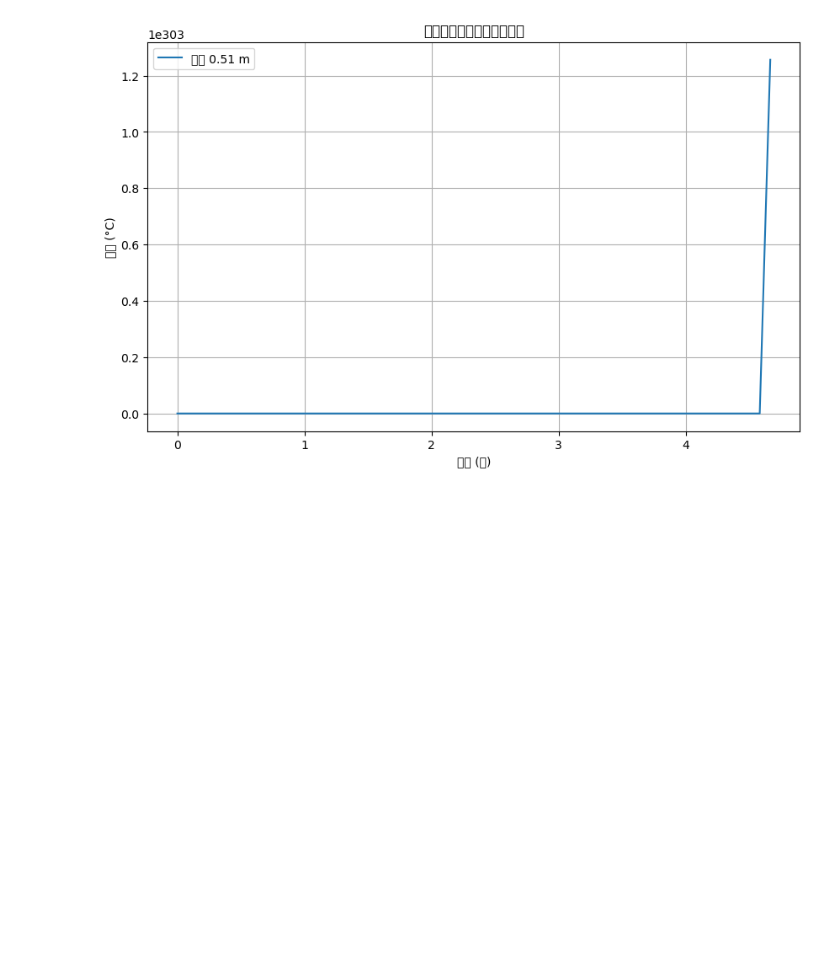
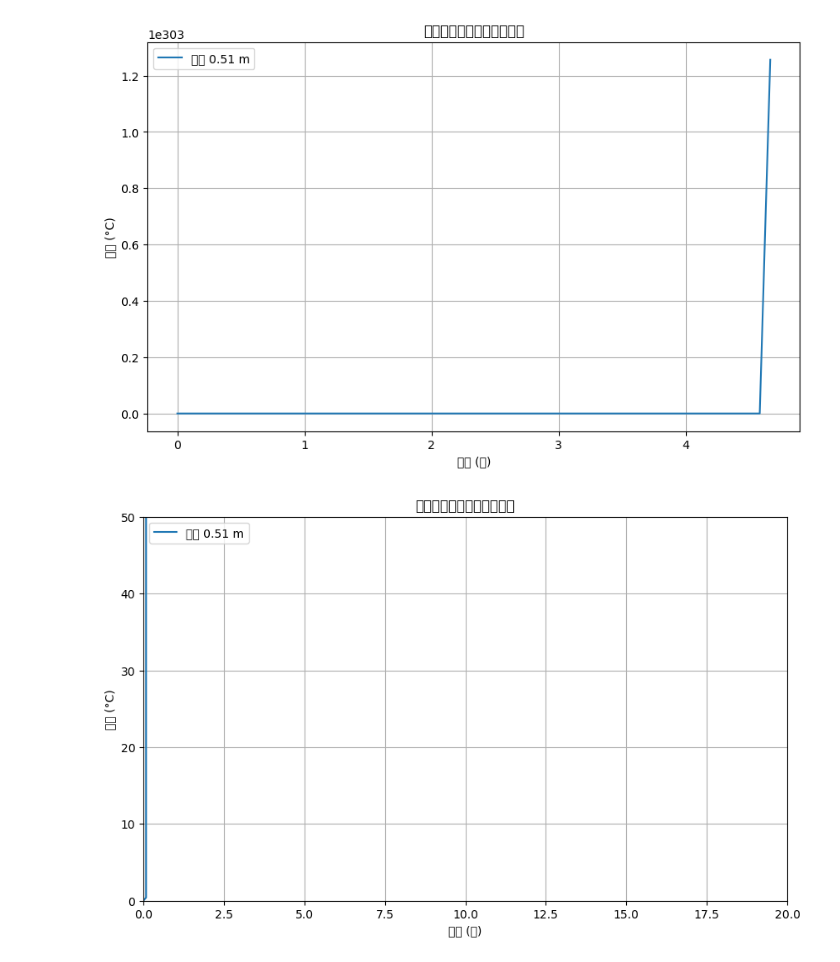
Before and after one commit to yskta/PINN_demo, a Jupyter notebook: demo_HeatTransferEquation/FE.ipynb, the cells around one changed output. Cells and saved outputs as stored; diff of their text form; code cells hidden in the pictures; blank space fills up the shorter version.

```diff
--- a/demo_HeatTransferEquation/FE.ipynb
+++ b/demo_HeatTransferEquation/FE.ipynb
@@ -214,3 +214,78 @@ plt.grid(True)
 plt.show()
 # %% [output]
 [figure]
+# %%
+import numpy as np
+import matplotlib.pyplot as plt
+from scipy.sparse import diags
+from scipy.sparse.linalg import spsolve
+
+# 定数の定義
+k = 0.47  # 熱伝導率 W/mK
+rho = 1573  # 密度 kg/m³
+Cp = 967  # 比熱容量 J/kgK
+alpha = k / (rho * Cp)  # 熱拡散率 m²/s
+
+# シミュレーションパラメータの定義
+L = 1.0  # 長さ m
+Nx = 50  # 空間分割数
+dx = L / (Nx - 1)  # 空間ステップ
+T0 = 0  # 初期温度 ℃
+T_air_initial = 0  # 初期空気温度 ℃
+T_air_final = 50  # 最終空気温度 ℃
+heating_rate = 5  # 温度上昇速度 ℃/分
+heating_duration = 10 * 60  # 温度上昇時間 秒 (10分)
+T_air_constant = T_air_final  # 加熱後の空気温度
+delta_t = 5  # 時間ステップ 秒
+total_time = 20 * 60  # 総シミュレーション時間 秒
+time = np.arange(0, total_time + delta_t, delta_t)  # 時間配列
+
+# 空気温度配列の生成
+T_air = np.zeros_like(time, dtype=float)
+for i, t in enumerate(time):
+    if t < heating_duration:
+        T_air[i] = T_air_initial + (heating_rate / 60) * t
+    else:
+        T_air[i] = T_air_constant
+
+# 初期温度分布
+T = np.ones(Nx) * T0
+
+# 各位置での温度変化を保存する配列
+temperature_history = np.zeros((len(time), Nx))
+
+# 有限要素法の係数行列と境界条件の定義
+A = diags([-alpha / dx**2, 2 * alpha / dx**2, -alpha / dx**2], [-1, 0, 1], shape=(Nx, Nx)).toarray()
+A[0, 0] = A[-1, -1] = 1  # 境界条件 (Dirichlet)
+A[0, 1] = A[-1, -2] = 0
+
+# 時間積分ループ
+for n in range(len(time)):
+    # 右辺ベクトルの定義
+    b = T.copy()
+    b[0] = T_air[n]  # 境界条件 (左端)
+    b[-1] = T_air[n]  # 境界条件 (右端)
+
+    # 時間ステップの解法
+    T = spsolve(A, b)
+
+    # 各位置での温度を保存
+    temperature_history[n, :] = T
+
+# 中間点のインデックス
+mid_index = Nx // 2
+
+# 中間点の温度変化をプロット
+plt.figure(figsize=(10, 6))
+plt.plot(time / 60, temperature_history[:, mid_index], label=f'位置 {mid_index * dx:.2f} m')
+
+plt.xlabel('時間 (分)')
+plt.ylabel('温度 (°C)')
+plt.title('ロッド中間点での温度変化')
+plt.legend(loc='upper left')
+plt.grid(True)
+plt.xlim(0, 20)  # 横軸の範囲を0分〜20分に設定
+plt.ylim(0, 50)  # 縦軸の範囲を0℃〜50℃に設定
+plt.show()
+# %% [output]
+[figure, added]
```
Also changed, not shown: 1 other file.
